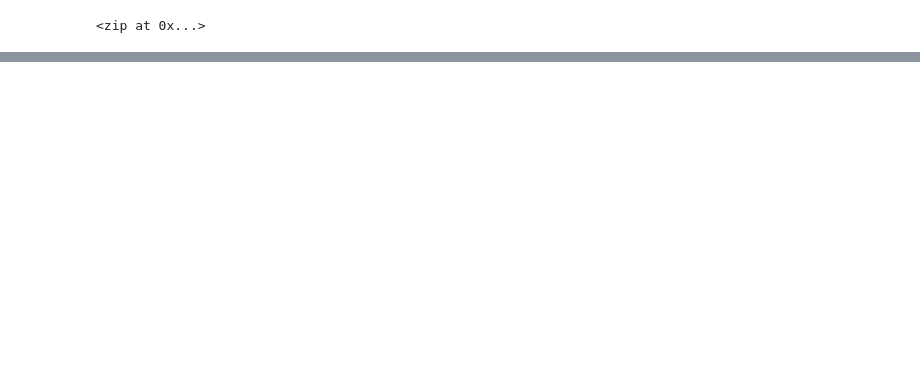
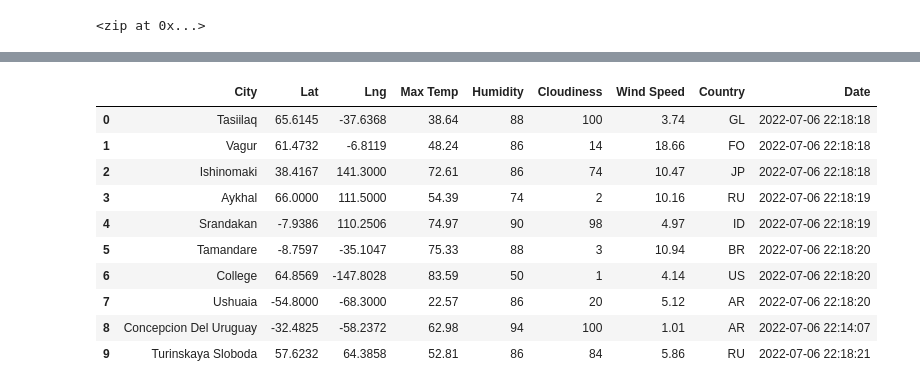
Before and after one commit to Wuyang080510/World_Weather_Analysis, a Jupyter notebook: weatherPy.ipynb, the cells around one changed output, grey strips where cells are left out. Saved outputs shown, nothing was run; the diff lists cells and outputs as text; code cells hidden in the pictures; blank space fills up the shorter version.

```diff
--- a/weatherPy.ipynb
+++ b/weatherPy.ipynb
@@ -52,0 +120,14 @@ len(cities)
+# %%
+city_data_df.head(10)
+# %% [output]
+|  | City | Lat | Lng | Max Temp | Humidity | Cloudiness | Wind Speed | Country | Date |
+| 0 | Tasiilaq | 65.6145 | -37.6368 | 38.64 | 88 | 100 | 3.74 | GL | 2022-07-06 22:18:18 |
+| 1 | Vagur | 61.4732 | -6.8119 | 48.24 | 86 | 14 | 18.66 | FO | 2022-07-06 22:18:18 |
+| 2 | Ishinomaki | 38.4167 | 141.3000 | 72.61 | 86 | 74 | 10.47 | JP | 2022-07-06 22:18:18 |
+| 3 | Aykhal | 66.0000 | 111.5000 | 54.39 | 74 | 2 | 10.16 | RU | 2022-07-06 22:18:19 |
+| 4 | Srandakan | -7.9386 | 110.2506 | 74.97 | 90 | 98 | 4.97 | ID | 2022-07-06 22:18:19 |
+| 5 | Tamandare | -8.7597 | -35.1047 | 75.33 | 88 | 3 | 10.94 | BR | 2022-07-06 22:18:20 |
+| 6 | College | 64.8569 | -147.8028 | 83.59 | 50 | 1 | 4.14 | US | 2022-07-06 22:18:20 |
+| 7 | Ushuaia | -54.8000 | -68.3000 | 22.57 | 86 | 20 | 5.12 | AR | 2022-07-06 22:18:20 |
+| 8 | Concepcion Del Uruguay | -32.4825 | -58.2372 | 62.98 | 94 | 100 | 1.01 | AR | 2022-07-06 22:14:07 |
+| 9 | Turinskaya Sloboda | 57.6232 | 64.3858 | 52.81 | 86 | 84 | 5.86 | RU | 2022-07-06 22:18:21 |
```
Also changed, not shown: parts of 9 cells of this notebook, 2 other files.
